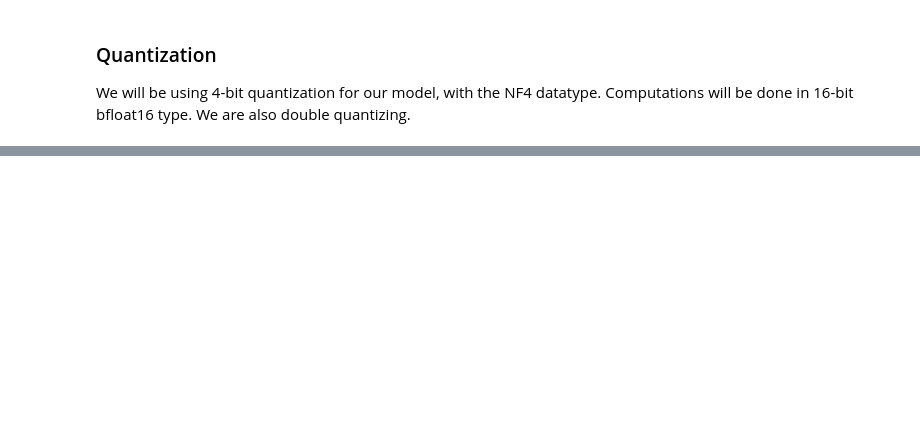
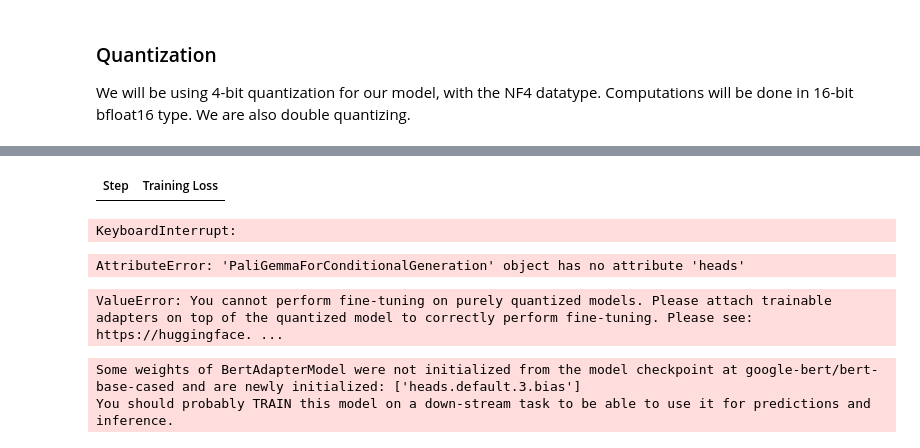
Before and after one commit to NisanYildiz/DI725-project, a Jupyter notebook: qvla_paligemma.ipynb, the cells around one changed output, grey strips where cells are left out. Saved outputs shown, nothing was run; the diff lists cells and outputs as text; code cells hidden in the pictures; blank space fills up the shorter version.

Commit message:
model changes

```diff
--- a/qvla_paligemma.ipynb
+++ b/qvla_paligemma.ipynb
@@ -62,5 +62,6 @@ notebook_login()
 # %% [output]
 VBox(children=(HTML(value='<center> <img\nsrc=https://huggingface.co/front/assets/huggingface_logo-noborder.sv…
 # %%
-model = PaliGemmaForConditionalGeneration.from_pretrained(model_id)
+base_model = PaliGemmaForConditionalGeneration.from_pretrained(model_id)
 processor = AutoProcessor.from_pretrained(model_id)
+config = AutoConfig.from_pretrained(model_id)
@@ -249,0 +222,2 @@ def preprocess_image(image, size=224):
+# %%
+dataset = load_dataset("json", data_files={'train': 'RISCM/resized/train_data.jsonl', 'test':'RISCM/resized/test_data.jsonl', 'validation':"RISCM/resized/val_data.jsonl"})
@@ -249,0 +299,21 @@ def preprocess_image(image, size=224):
+# %%
+from transformers import TrainingArguments
+args=TrainingArguments(
+            num_train_epochs=2,
+            remove_unused_columns=False,
+            per_device_train_batch_size=1,
+            gradient_accumulation_steps=4,
+            warmup_steps=2,
+            learning_rate=5e-4,
+            weight_decay=1e-6,
+            adam_beta2=0.999,
+            logging_steps=100,
+            optim="paged_adamw_8bit", # you can use paged optimizers like paged_adamw_8bit for Q or adamw_hf
+            save_strategy="steps",
+            save_steps=1000,
+            save_total_limit=1,
+            output_dir="paligemma_qvla",
+            bf16=True,
+            report_to=["tensorboard"],
+            dataloader_pin_memory=False
+        )
@@ -249,0 +323,3 @@ def preprocess_image(image, size=224):
+# %%
+base_model.active_head = "identity_head"
+base_model._active_heads = [base_model.active_head]
@@ -249,0 +333,12 @@ def preprocess_image(image, size=224):
+# %%
+base_model.train_adapter("adapter_lm")
+trainer = AdapterTrainer(
+    model=base_model,
+    train_dataset=dataset["train"],
+    eval_dataset=dataset["validation"],
+    data_collator=collate_fn,
+    args=args
+)
+
+trained = trainer.train()
+# %% [output]
@@ -249,0 +346,36 @@ def preprocess_image(image, size=224):
+| Step | Training Loss |
+KeyboardInterrupt:
+# %%
+trainer = AdapterTrainer(
+      model=base_model,
+      train_dataset=dataset["train"],
+      eval_dataset=dataset["validation"],
+      data_collator=collate_fn,
+      args=args
+)
+trainer.train()
+# %% [output]
+AttributeError: 'PaliGemmaForConditionalGeneration' object has no attribute 'heads'
+# %%
+from transformers import Trainer
+
+base_NF4_model.train_adapter("adapter_lm")
+trainer = Trainer(
+    model=base_NF4_model,
+    train_dataset=dataset["train"],
+    eval_dataset=dataset["validation"],
+    data_collator=collate_fn,
+    args=args
+)
+
+
+
+trainer.train()
+# %% [output]
+ValueError: You cannot perform fine-tuning on purely quantized models. Please attach trainable adapters on top of the quantized model to correctly perform fine-tuning. Please see: https://huggingface. ...
+# %%
+from adapters import AutoAdapterModel
+model = AutoAdapterModel.from_pretrained("google-bert/bert-base-cased")
+# %% [output]
+Some weights of BertAdapterModel were not initialized from the model checkpoint at google-bert/bert-base-cased and are newly initialized: ['heads.default.3.bias']
+You should probably TRAIN this model on a down-stream task to be able to use it for predictions and inference.
```
Also changed, not shown: parts of 38 cells of this notebook.
